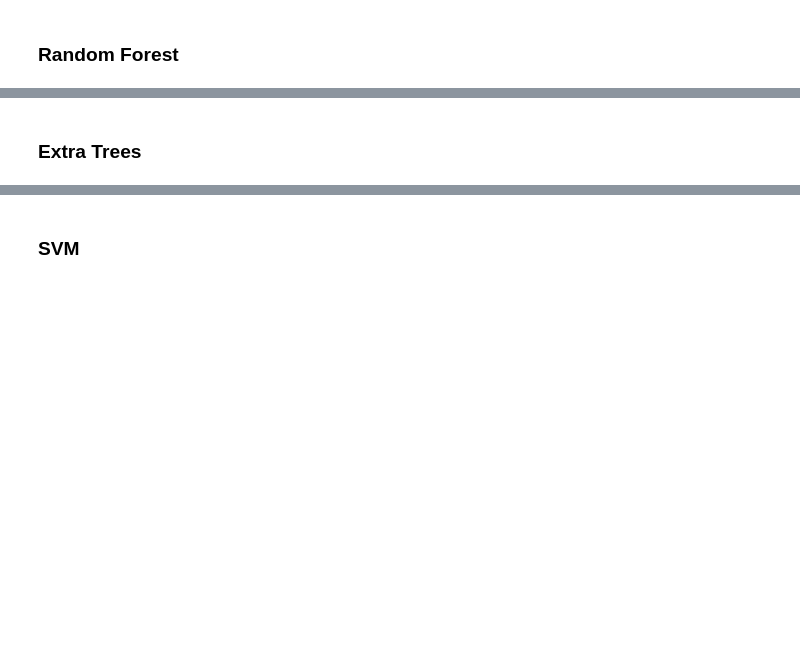
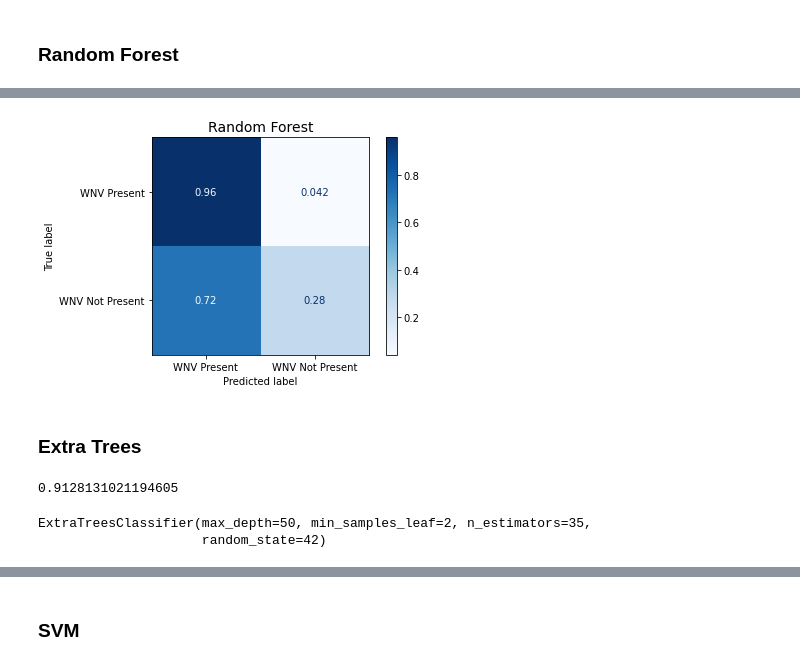
Before and after one commit to lindytanll/predict-west-nile-virus, a Jupyter notebook: code/5. Model Exploration.ipynb, the cells around one changed output, grey strips where cells are left out. Cells and saved outputs as stored; diff of their text form; code cells hidden in the pictures; blank space fills up the shorter version.

```diff
--- a/code/5. Model Exploration.ipynb
+++ b/code/5. Model Exploration.ipynb
@@ -750,11 +755,11 @@ rf = RandomForestClassifier(n_estimators=100)
 # %%
 rf_params = {
     'n_estimators': [100, 150, 200],
-    'max_depth': [5, 7],
-    'max_features': ['log2', 0.5, .7],
+    'max_depth': [3, 5, 7],
+    'max_features': ['sqrt', 'log2', 0.5,0.7],
     'min_samples_split': [5, 10, 15],
     'min_samples_leaf': [3, 4, 5],
-    'ccp_alpha': [0, 0.01, 0.02],
+    'ccp_alpha': [0, 0.01, 0.1, 1],
 }
 # %%
 gs_rf_0 = GridSearchCV(rf, param_grid=rf_params, cv=5, n_jobs = -1)
@@ -790,3 +843,7 @@ gs_rf_1.best_params_
+# %%
+model_metrics(gs_rf_1, Xsm_train, ysm_train, Xs_holdout, y_holdout, 'Random Forest')
+# %% [output]
+[figure, added]
 # %% [markdown]
 ### Extra Trees
 # %%
@@ -803,7 +860,12 @@ et_gs = GridSearchCV(et,
 # %%
 et_gs.fit(Xsm_train, ysm_train);
 et_gs.score(Xs_holdout, y_holdout)
+# %% [output]
+0.9128131021194605
 # %%
 et_gs.best_estimator_
+# %% [output]
+ExtraTreesClassifier(max_depth=50, min_samples_leaf=2, n_estimators=35,
+                     random_state=42)
 # %%
 et_gs.best_params_
```
Also changed, not shown: parts of 48 cells of this notebook, 2 other files.
